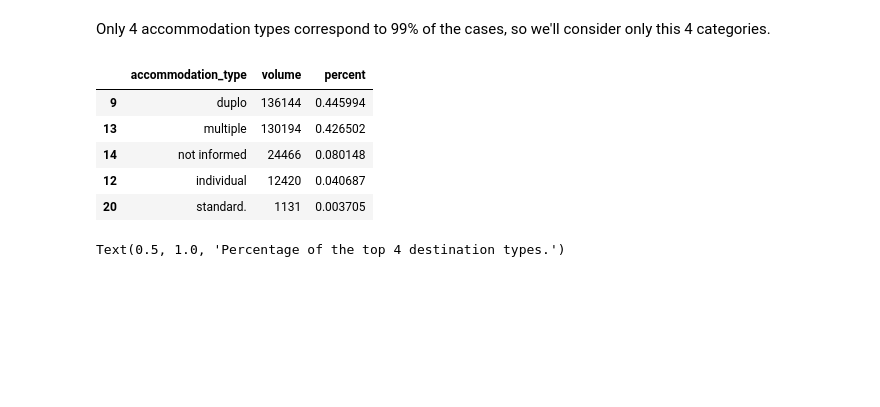
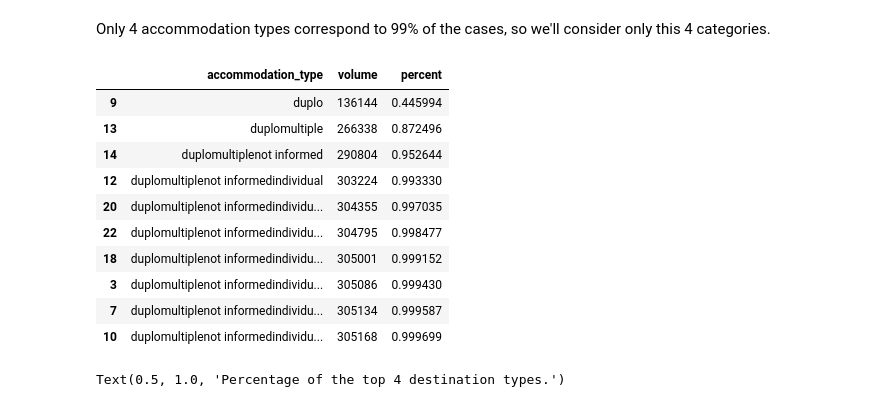
Before and after one commit to tamiriscrepalde/survival-analysis, a Jupyter notebook: notebooks/exploratory_data_analysis/exploratory_data_analysis.ipynb, the cells around one changed output. Cells and saved outputs as stored; diff of their text form; code cells hidden in the pictures; blank space fills up the shorter version.

```diff
--- a/notebooks/exploratory_data_analysis/exploratory_data_analysis.ipynb
+++ b/notebooks/exploratory_data_analysis/exploratory_data_analysis.ipynb
@@ -312,15 +312,20 @@ accommod = accommod.rename(columns={'order_date': 'volume'}).sort_values('volume
 accommod['percent'] = accommod.volume/accommod.volume.sum()
 # %% [markdown]
 Only 4 accommodation types correspond to 99% of the cases, so we'll consider only this 4 categories.
-# %%
-accommod.head()
-# %% [output]
-|  | accommodation_type | volume | percent |
-| 9 | duplo | 136144 | 0.445994 |
-| 13 | multiple | 130194 | 0.426502 |
-| 14 | not informed | 24466 | 0.080148 |
-| 12 | individual | 12420 | 0.040687 |
-| 20 | standard. | 1131 | 0.003705 |
+# %%
+accommod.cumsum()[:10]
+# %% [output]
+|  | accommodation_type | volume | percent |
+| 9 | duplo | 136144 | 0.445994 |
+| 13 | duplomultiple | 266338 | 0.872496 |
+| 14 | duplomultiplenot informed | 290804 | 0.952644 |
+| 12 | duplomultiplenot informedindividual | 303224 | 0.993330 |
+| 20 | duplomultiplenot informedindividu... | 304355 | 0.997035 |
+| 22 | duplomultiplenot informedindividu... | 304795 | 0.998477 |
+| 18 | duplomultiplenot informedindividu... | 305001 | 0.999152 |
+| 3 | duplomultiplenot informedindividu... | 305086 | 0.999430 |
+| 7 | duplomultiplenot informedindividu... | 305134 | 0.999587 |
+| 10 | duplomultiplenot informedindividu... | 305168 | 0.999699 |
 # %%
 sns.barplot(accommod[:4], x='accommodation_type', y='percent')
 plt.title('Percentage of the top 4 destination types.')
```
Also changed, not shown: parts of 11 cells of this notebook, 1 other file.
